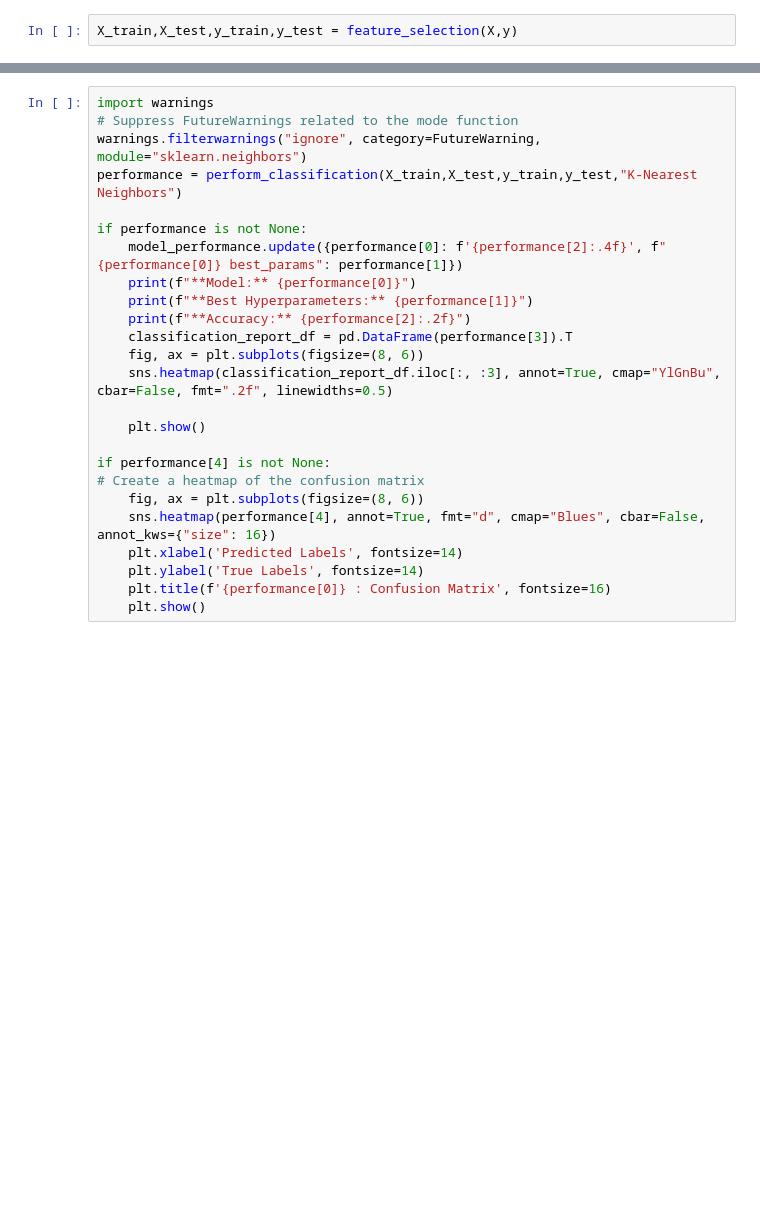
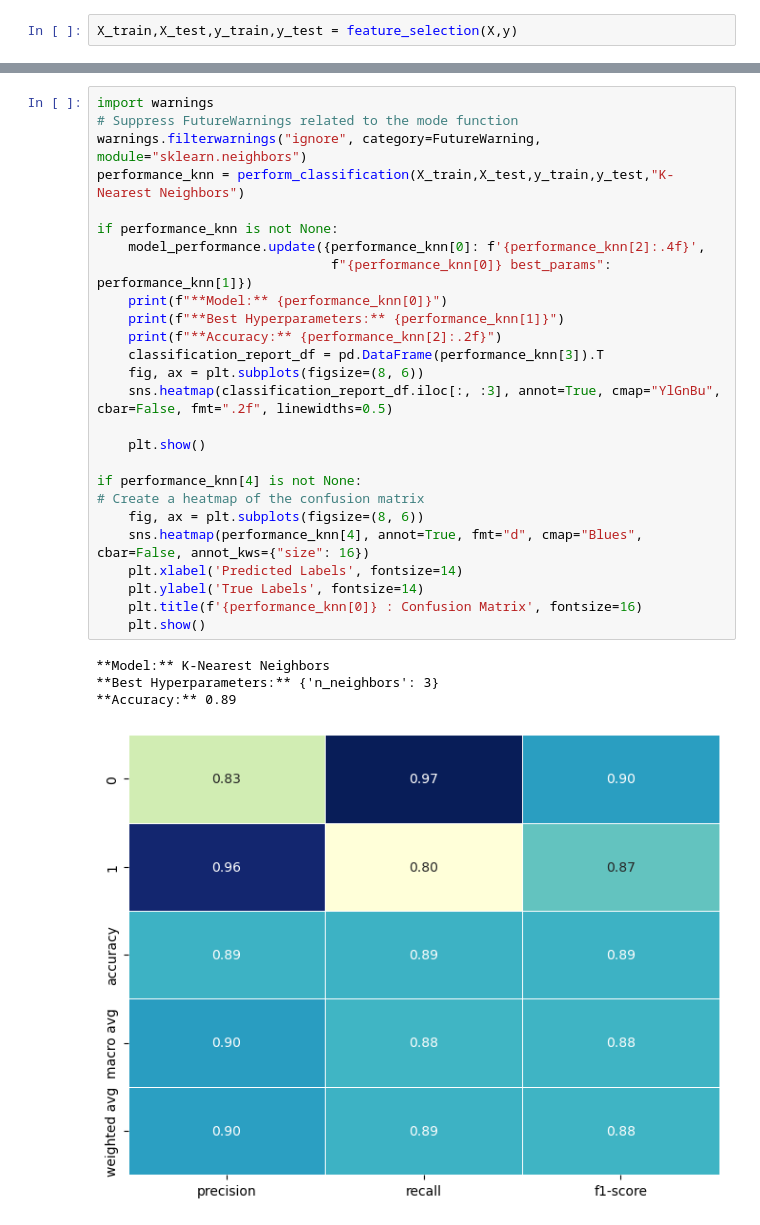
Before and after one commit to subhanshusingh2023/data_science_projects, a Jupyter notebook: Customer Churn Analysis.ipynb, the cells around one changed output, grey strips where cells are left out. Drawn from its saved outputs; the diff is of its cells as text; blank space fills up the shorter version.

```diff
--- a/Customer Churn Analysis.ipynb
+++ b/Customer Churn Analysis.ipynb
@@ -161,25 +280,31 @@ if performance[4] is not None:
 # %%
 import warnings
 # Suppress FutureWarnings related to the mode function
 warnings.filterwarnings("ignore", category=FutureWarning, module="sklearn.neighbors")
-performance = perform_classification(X_train,X_test,y_train,y_test,"K-Nearest Neighbors")
+performance_knn = perform_classification(X_train,X_test,y_train,y_test,"K-Nearest Neighbors")
 
-if performance is not None:
-    model_performance.update({performance[0]: f'{performance[2]:.4f}', f"{performance[0]} best_params": performance[1]})
-    print(f"**Model:** {performance[0]}")
-    print(f"**Best Hyperparameters:** {performance[1]}")
-    print(f"**Accuracy:** {performance[2]:.2f}")
-    classification_report_df = pd.DataFrame(performance[3]).T
+if performance_knn is not None:
+    model_performance.update({performance_knn[0]: f'{performance_knn[2]:.4f}',
+                              f"{performance_knn[0]} best_params": performance_knn[1]})
+    print(f"**Model:** {performance_knn[0]}")
+    print(f"**Best Hyperparameters:** {performance_knn[1]}")
+    print(f"**Accuracy:** {performance_knn[2]:.2f}")
+    classification_report_df = pd.DataFrame(performance_knn[3]).T
     fig, ax = plt.subplots(figsize=(8, 6))
     sns.heatmap(classification_report_df.iloc[:, :3], annot=True, cmap="YlGnBu", cbar=False, fmt=".2f", linewidths=0.5)
 
     plt.show()
 
-if performance[4] is not None:
+if performance_knn[4] is not None:
 # Create a heatmap of the confusion matrix
     fig, ax = plt.subplots(figsize=(8, 6))
-    sns.heatmap(performance[4], annot=True, fmt="d", cmap="Blues", cbar=False, annot_kws={"size": 16})
+    sns.heatmap(performance_knn[4], annot=True, fmt="d", cmap="Blues", cbar=False, annot_kws={"size": 16})
     plt.xlabel('Predicted Labels', fontsize=14)
     plt.ylabel('True Labels', fontsize=14)
-    plt.title(f'{performance[0]} : Confusion Matrix', fontsize=16)
+    plt.title(f'{performance_knn[0]} : Confusion Matrix', fontsize=16)
     plt.show()
+# %% [output]
+**Model:** K-Nearest Neighbors
+**Best Hyperparameters:** {'n_neighbors': 3}
+**Accuracy:** 0.89
+[figure, added]
```
Also changed, not shown: parts of 31 cells of this notebook, 2 other files.
